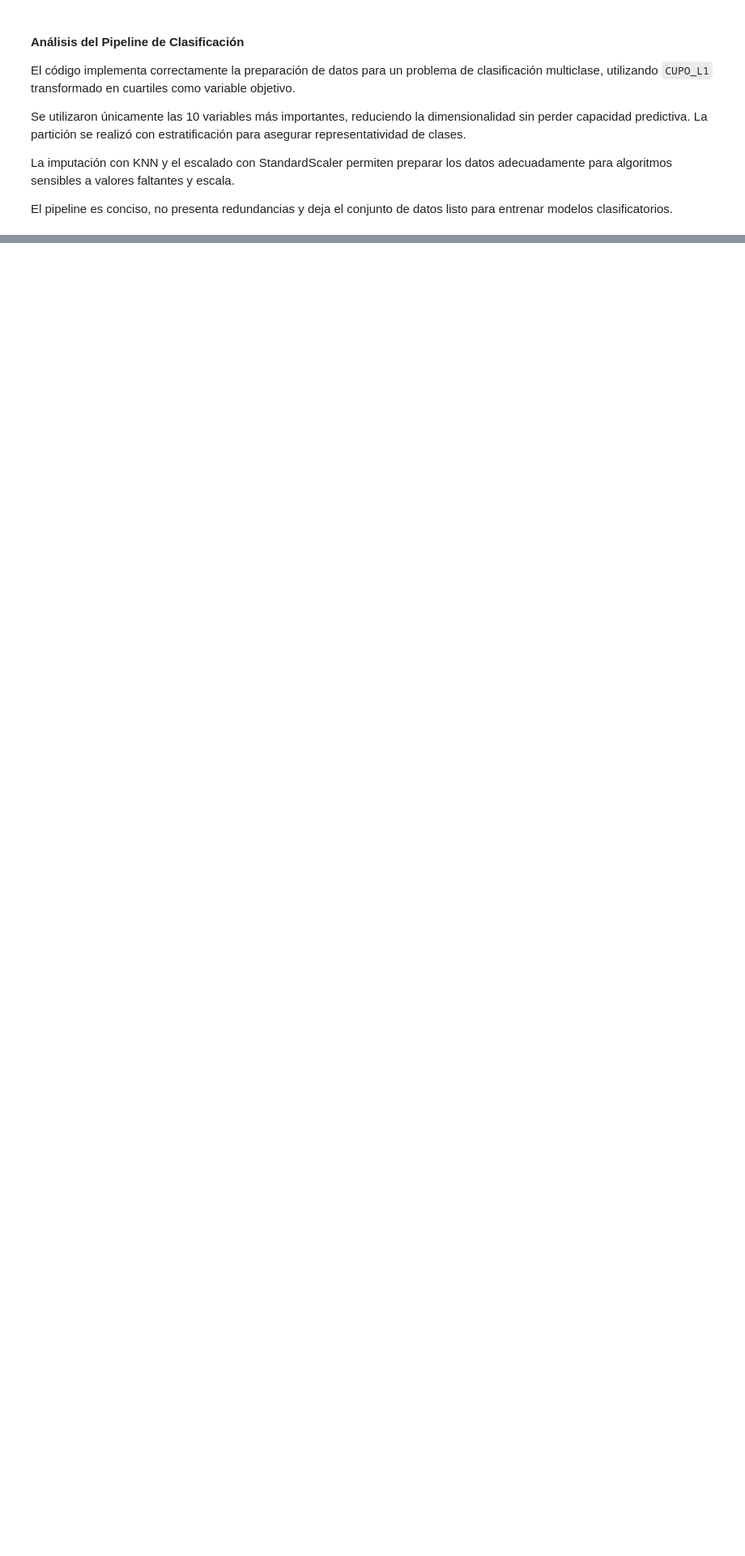
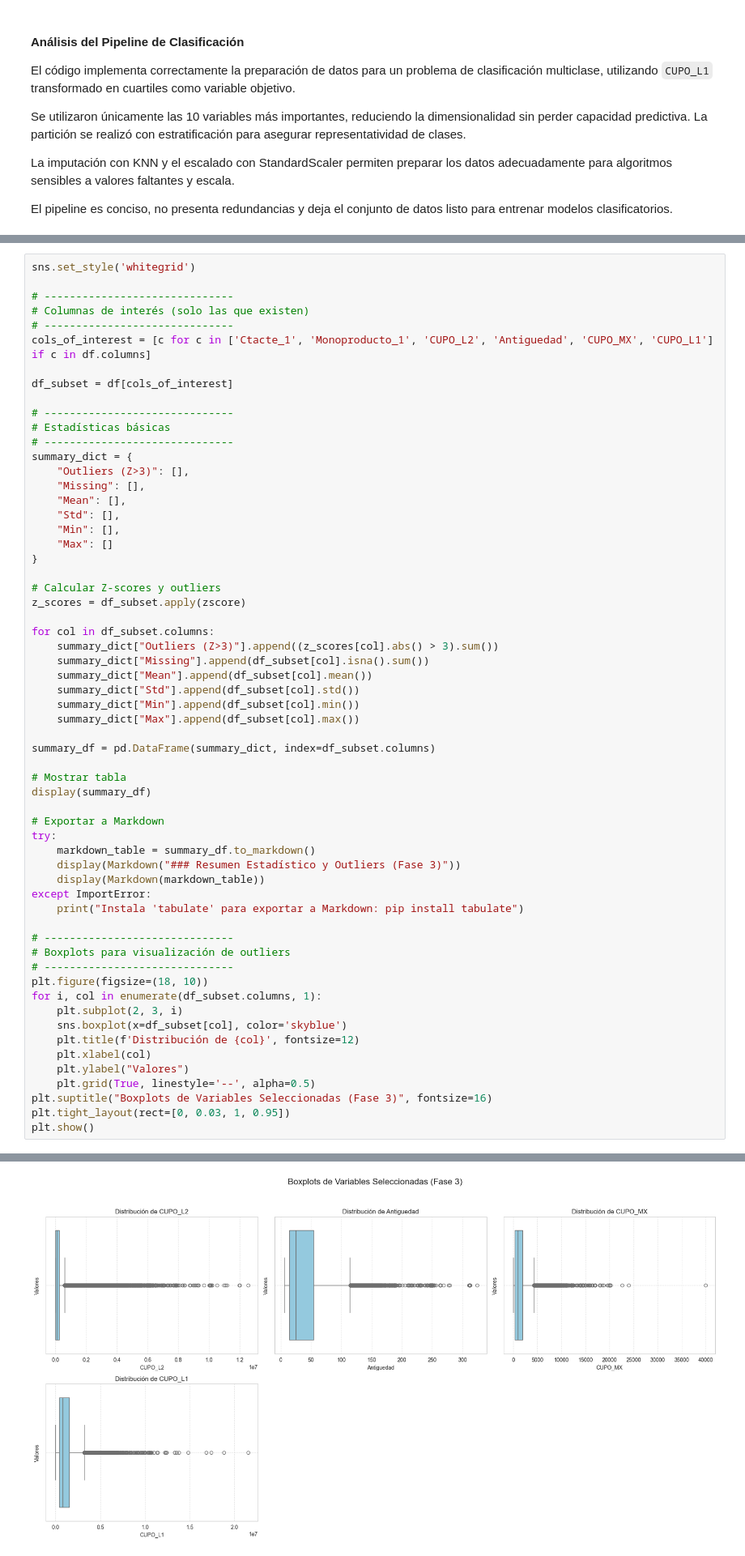
Before and after one commit to 4mnesia/MachineLearningRepo, a Jupyter notebook: ET_MACHINELEARNING_007_FLAVIOHENRIQUEZ_SEBASTIANLOPEZ_CRISTOBALTELLO.ipynb, the cells around one changed output, grey strips where cells are left out. Shown at 81% size. Cells and saved outputs as stored; diff of their text form; blank space fills up the shorter version.

```diff
--- a/Entrega3_ML.ipynb
+++ b/ET_MACHINELEARNING_007_FLAVIOHENRIQUEZ_SEBASTIANLOPEZ_CRISTOBALTELLO.ipynb
@@ -1570,0 +1561,61 @@ La base resultante permite construir modelos precisos, interpretables y reproduc
+# %%
+sns.set_style('whitegrid')
+
+# ------------------------------
+# Columnas de interés (solo las que existen)
+# ------------------------------
+cols_of_interest = [c for c in ['Ctacte_1', 'Monoproducto_1', 'CUPO_L2', 'Antiguedad', 'CUPO_MX', 'CUPO_L1'] if c in df.columns]
+
+df_subset = df[cols_of_interest]
+
+# ------------------------------
+# Estadísticas básicas
+# ------------------------------
+summary_dict = {
+    "Outliers (Z>3)": [],
+    "Missing": [],
+    "Mean": [],
+    "Std": [],
+    "Min": [],
+    "Max": []
+}
+
+# Calcular Z-scores y outliers
+z_scores = df_subset.apply(zscore)
+
+for col in df_subset.columns:
+    summary_dict["Outliers (Z>3)"].append((z_scores[col].abs() > 3).sum())
+    summary_dict["Missing"].append(df_subset[col].isna().sum())
+    summary_dict["Mean"].append(df_subset[col].mean())
+    summary_dict["Std"].append(df_subset[col].std())
+    summary_dict["Min"].append(df_subset[col].min())
+    summary_dict["Max"].append(df_subset[col].max())
+
+summary_df = pd.DataFrame(summary_dict, index=df_subset.columns)
+
+# Mostrar tabla
+display(summary_df)
+
+# Exportar a Markdown
+try:
+    markdown_table = summary_df.to_markdown()
+    display(Markdown("### Resumen Estadístico y Outliers (Fase 3)"))
+    display(Markdown(markdown_table))
+except ImportError:
+    print("Instala 'tabulate' para exportar a Markdown: pip install tabulate")
+
+# ------------------------------
+# Boxplots para visualización de outliers
+# ------------------------------
+plt.figure(figsize=(18, 10))
+for i, col in enumerate(df_subset.columns, 1):
+    plt.subplot(2, 3, i)
+    sns.boxplot(x=df_subset[col], color='skyblue')
+    plt.title(f'Distribución de {col}', fontsize=12)
+    plt.xlabel(col)
+    plt.ylabel("Valores")
+    plt.grid(True, linestyle='--', alpha=0.5)
+plt.suptitle("Boxplots de Variables Seleccionadas (Fase 3)", fontsize=16)
+plt.tight_layout(rect=[0, 0.03, 1, 0.95])
+plt.show()
+# %% [output]
@@ -1570,0 +1634 @@ La base resultante permite construir modelos precisos, interpretables y reproduc
+[figure, added]
```
Also changed, not shown: parts of 8 cells of this notebook, 8 other files.
